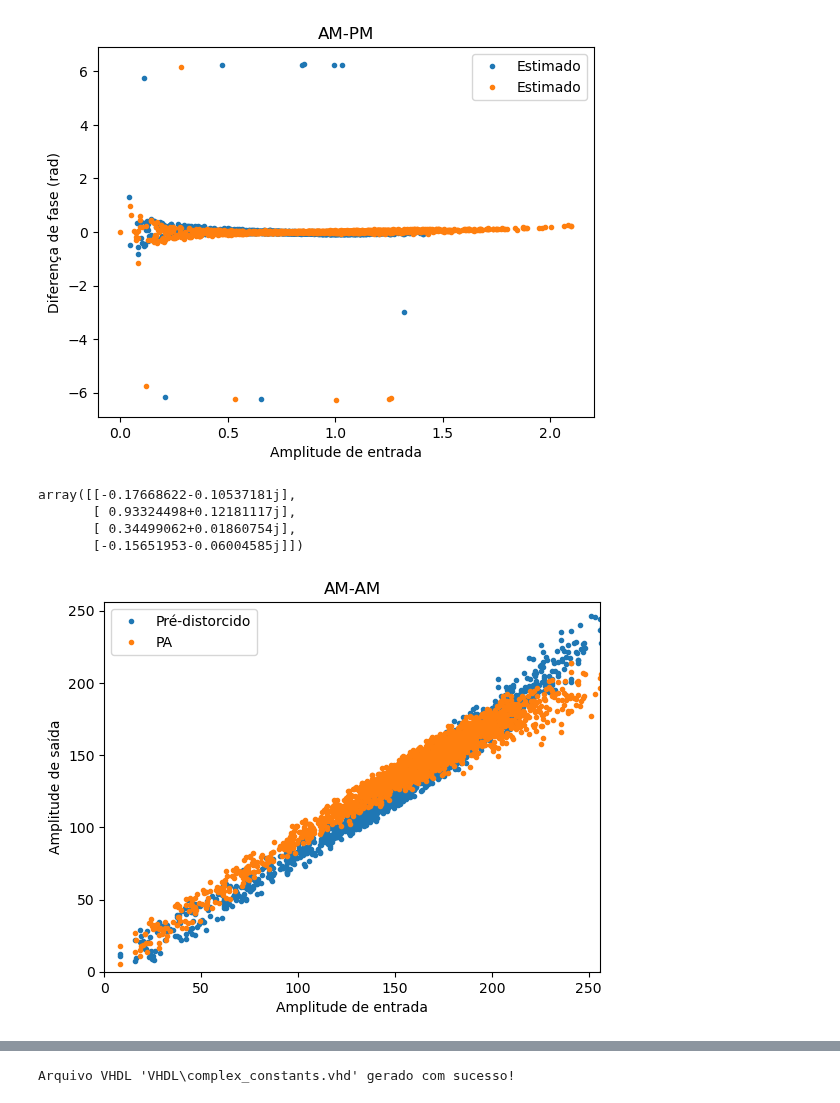
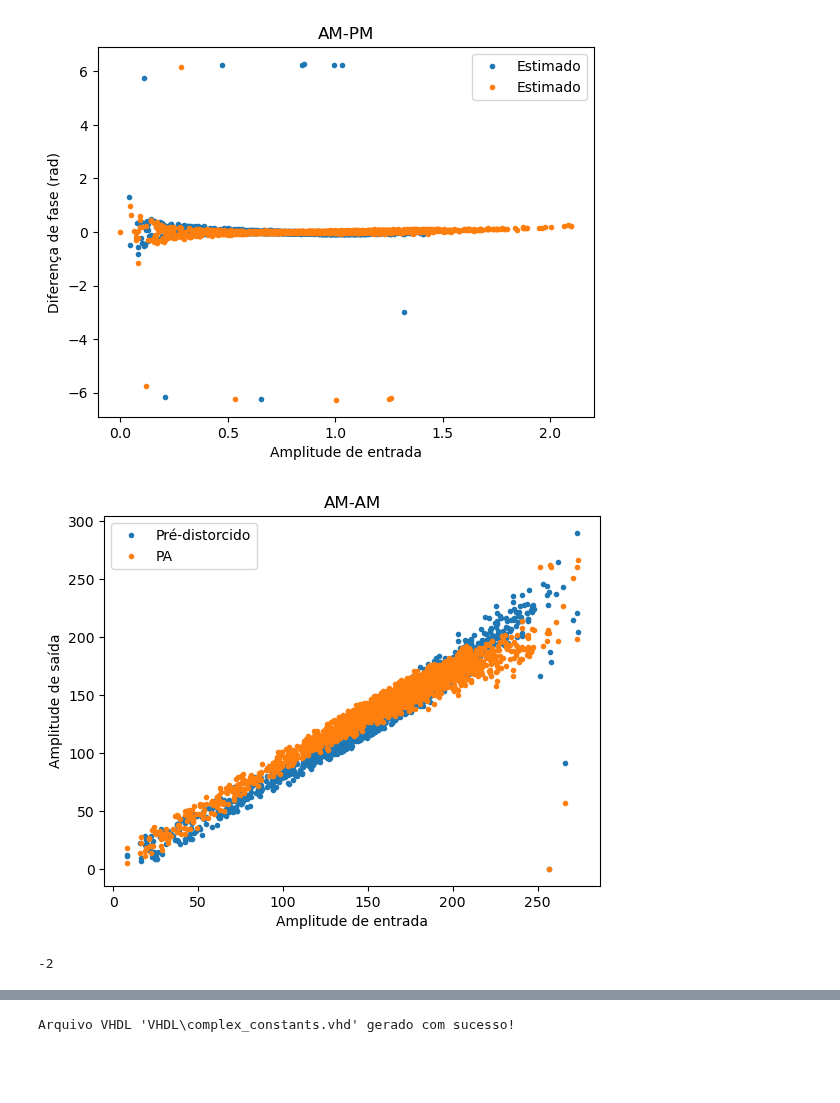
Before and after one commit to Je-Leo-AS/DPD, a Jupyter notebook: at5.ipynb, the cells around one changed output, grey strips where cells are left out. Saved outputs shown, nothing was run; the diff lists cells and outputs as text; code cells hidden in the pictures; blank space fills up the shorter version.

```diff
--- a/at5.ipynb
+++ b/at5.ipynb
@@ -89,47 +89,46 @@ coefficients_norm_pa, _, _, _ = np.linalg.lstsq(XX_ext_pa, out_ext_norm[M:], rco
 # Calculo dos coeficientes do modelo do pre-distorcedor
 XX_ext_pre = mp(P, M, predicted_ext_PA)
 coefficients_norm_pre, _, _, _ = np.linalg.lstsq(XX_ext_pre , in_ext_norm[M*2:], rcond=None)
-# %%
-coefficients_norm_pre
-# %% [output]
-array([[-0.17668622-0.10537181j],
-       [ 0.93324498+0.12181117j],
-       [ 0.34499062+0.01860754j],
-       [-0.15651953-0.06004585j]])
 # %%
 M = 1
 P = 2
 p_bits = 8
 # normalização
 in_val_fixed = np.round(in_val_norm * (2 ** p_bits))
 out_val_fixed = np.round(out_val_norm * (2 ** p_bits))
 in_ext_fixed = np.round(in_ext_norm * (2 ** p_bits))
 out_ext_fixed = np.round(out_ext_norm * (2 ** p_bits))
 
 # calculo dos coeficientes do modelo do PA
 predicted_val_ext = XX_ext_pa @ coefficients_norm_pa
 
 # modelo do PA
 XX_val_PA = mp_int(P, M, in_val_fixed, p_bits)
 predicted_val_fixed_PA, e_bits = MultiplicadorMatrizes(coefficients_norm_pa, XX_val_PA, p_bits)
 
 # modelo do predistocedor
 XX_val_pre = mp_int(P, M, in_val_fixed, p_bits)
 predicted_val_fixed_pre, e_bits = MultiplicadorMatrizes(coefficients_norm_pre, XX_val_pre, p_bits)
 
 fig, ax = plt.subplots()
 ax.plot(np.abs(in_val_fixed[M:]), np.abs(predicted_val_fixed_pre), '.', label='Pré-distorcido')
 ax.plot(np.abs(in_val_fixed[M:]), np.abs(predicted_val_fixed_PA), '.', label='PA')
-ax.set_xlim([0, 2 ** p_bits])
-ax.set_ylim([0, 2 ** p_bits])
+# ax.set_xlim([0, 2 ** p_bits])
+# ax.set_ylim([0, 2 ** p_bits])
 
 ax.set_xlabel('Amplitude de entrada')
 ax.set_ylabel('Amplitude de saída')
 ax.set_title('AM-AM')
 ax.legend()
 fig.show()
 # %% [output]
-[figure, old version]
+[figure, new version]
+# %%
+
+
+modulo_preservando_sinal(-5, 3)
+# %% [output]
+-2
 # %%
 init_msg = '''
 onerror {resume}
```
Also changed, not shown: parts of 18 cells of this notebook, 4 other files.
